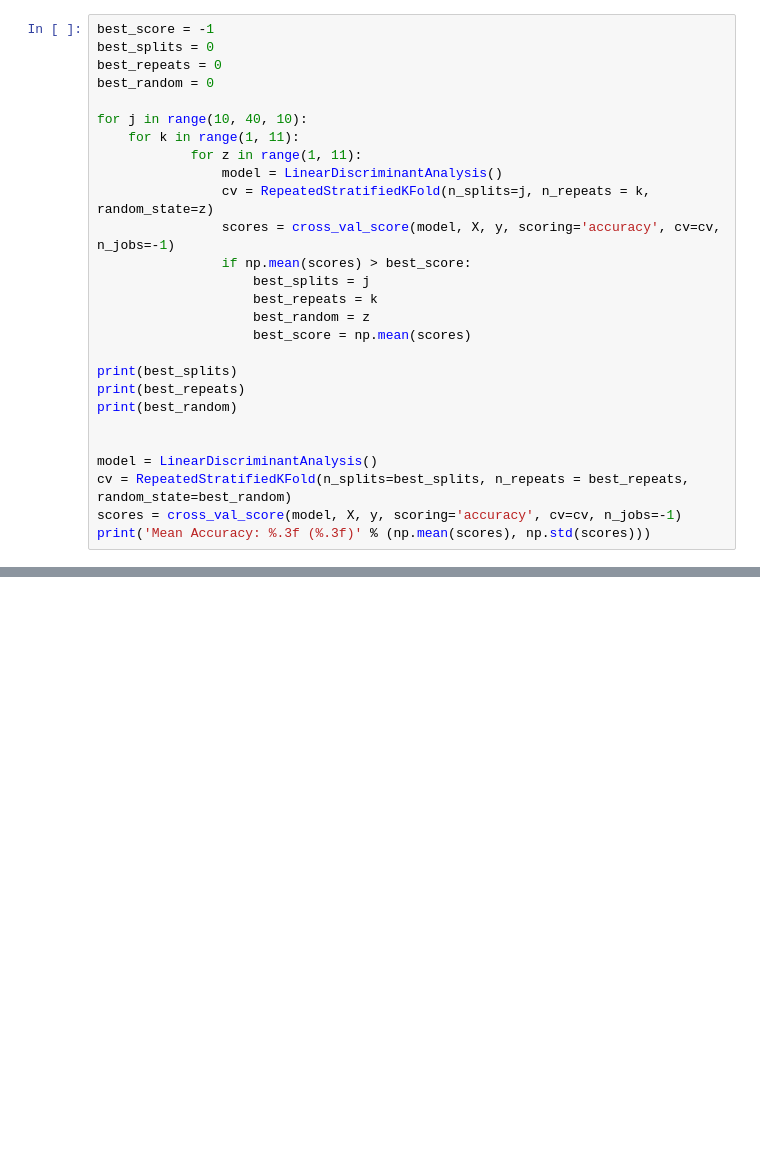
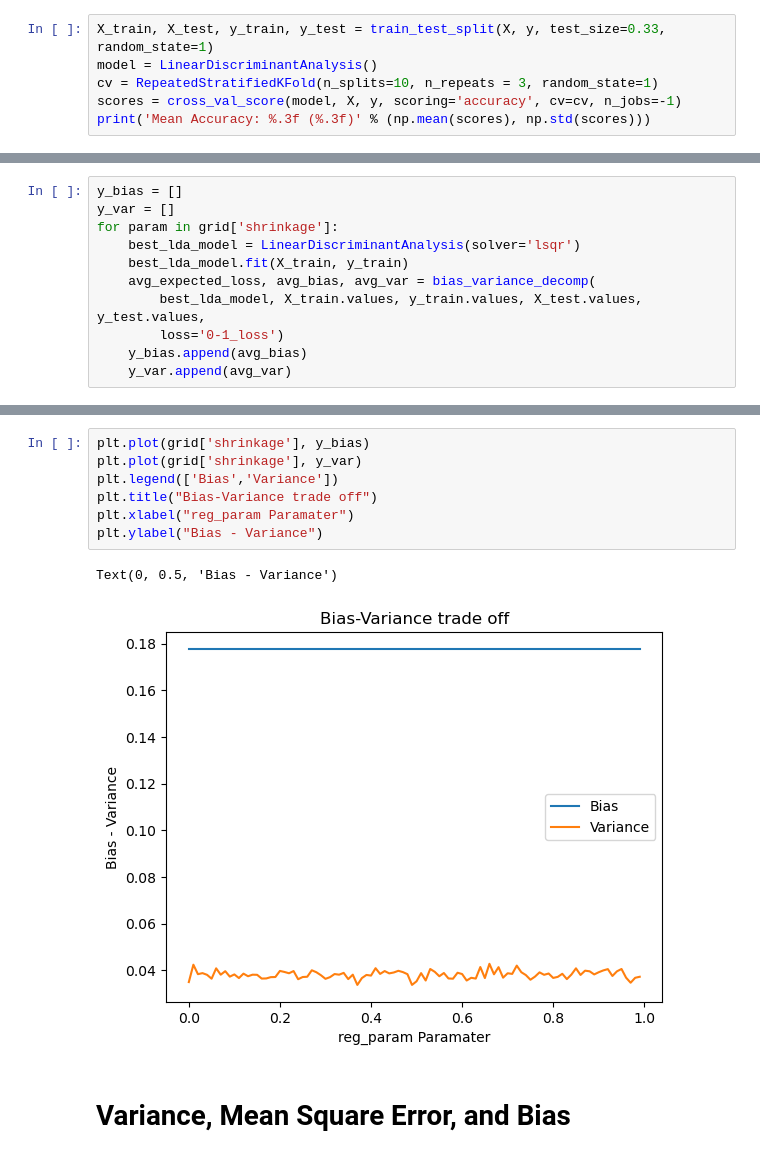
Before and after one commit to Beyond-Image/Data-Science2, a Jupyter notebook: LDA Model.ipynb, the cells around one changed output, grey strips where cells are left out. Cells and saved outputs as stored; diff of their text form; blank space fills up the shorter version.

Commit message:
Task: corrections to LDA Model

```diff
--- a/LDA Model.ipynb
+++ b/LDA Model.ipynb
@@ -47,28 +58,7 @@ y_binary = array
 # %%
-best_score = -1
-best_splits = 0
-best_repeats = 0
-best_random = 0
-
-for j in range(10, 40, 10):
-    for k in range(1, 11):
-            for z in range(1, 11):
-                model = LinearDiscriminantAnalysis()
-                cv = RepeatedStratifiedKFold(n_splits=j, n_repeats = k, random_state=z)
-                scores = cross_val_score(model, X, y, scoring='accuracy', cv=cv, n_jobs=-1)
-                if np.mean(scores) > best_score:
-                    best_splits = j
-                    best_repeats = k
-                    best_random = z
-                    best_score = np.mean(scores)
-
-print(best_splits)
-print(best_repeats)
-print(best_random)
-
-
+X_train, X_test, y_train, y_test = train_test_split(X, y, test_size=0.33, random_state=1)
 model = LinearDiscriminantAnalysis()
-cv = RepeatedStratifiedKFold(n_splits=best_splits, n_repeats = best_repeats, random_state=best_random)
+cv = RepeatedStratifiedKFold(n_splits=10, n_repeats = 3, random_state=1)
 scores = cross_val_score(model, X, y, scoring='accuracy', cv=cv, n_jobs=-1)
 print('Mean Accuracy: %.3f (%.3f)' % (np.mean(scores), np.std(scores)))
 # %% [output]
@@ -106,0 +120,11 @@ Config: {'shrinkage': 0.0}
+# %%
+y_bias = []
+y_var = []
+for param in grid['shrinkage']:
+    best_lda_model = LinearDiscriminantAnalysis(solver='lsqr')
+    best_lda_model.fit(X_train, y_train)
+    avg_expected_loss, avg_bias, avg_var = bias_variance_decomp(
+        best_lda_model, X_train.values, y_train.values, X_test.values, y_test.values,
+        loss='0-1_loss')
+    y_bias.append(avg_bias)
+    y_var.append(avg_var)
@@ -106,0 +147,12 @@ Config: {'shrinkage': 0.0}
+# %%
+plt.plot(grid['shrinkage'], y_bias)
+plt.plot(grid['shrinkage'], y_var)
+plt.legend(['Bias','Variance'])
+plt.title("Bias-Variance trade off")
+plt.xlabel("reg_param Paramater")
+plt.ylabel("Bias - Variance")
+# %% [output]
+Text(0, 0.5, 'Bias - Variance')
+[figure, added]
+# %% [markdown]
+# Variance, Mean Square Error, and Bias
```
Also changed, not shown: parts of 26 cells of this notebook, 1 other file.
